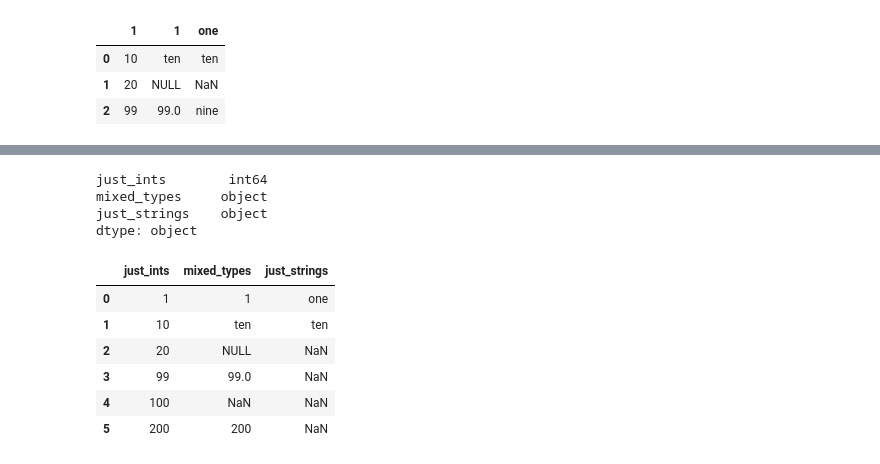
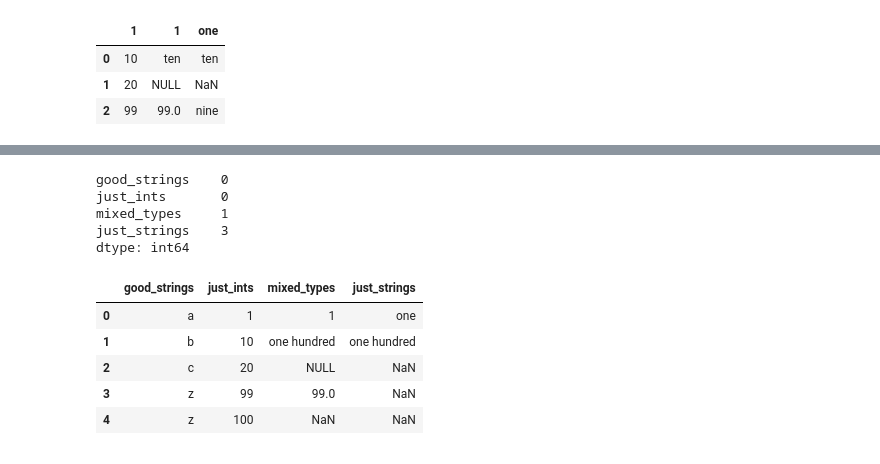
Before and after one commit to CUNYTechPrep/2024-DS-Wed, a Jupyter notebook: Week-02-DS-Overview-and-Data/Lecture.ipynb, the cells around one changed output, grey strips where cells are left out. Cells and saved outputs as stored; diff of their text form; code cells hidden in the pictures.

```diff
--- a/Week-02-DS-Overview-and-Data/Lecture.ipynb
+++ b/Week-02-DS-Overview-and-Data/Lecture.ipynb
@@ -168,16 +261,19 @@ df.isnull()
+# %%
+df.isnull().sum()
+# %% [output]
+good_strings    0
+just_ints       0
+mixed_types     1
+just_strings    3
+dtype: int64
 # %%
-df = pd.read_csv('data/mixed_types.csv', na_values=['MISSING'])
-print(df.dtypes)
-df
+df = pd.read_csv('data/mixed_types.csv',
+                 na_values=['MISSING', 'NULL'])
+df.head()
 # %% [output]
-just_ints        int64
-mixed_types     object
-just_strings    object
-dtype: object
-|  | just_ints | mixed_types | just_strings |
-| 0 | 1 | 1 | one |
-| 1 | 10 | ten | ten |
-| 2 | 20 | NULL | NaN |
-| 3 | 99 | 99.0 | NaN |
-| 4 | 100 | NaN | NaN |
-| 5 | 200 | 200 | NaN |
+|  | good_strings | just_ints | mixed_types | just_strings |
+| 0 | a | 1 | 1 | one |
+| 1 | b | 10 | one hundred | one hundred |
+| 2 | c | 20 | NULL | NaN |
+| 3 | z | 99 | 99.0 | NaN |
+| 4 | z | 100 | NaN | NaN |
```
Also changed, not shown: parts of 77 cells of this notebook, 10 other files.
